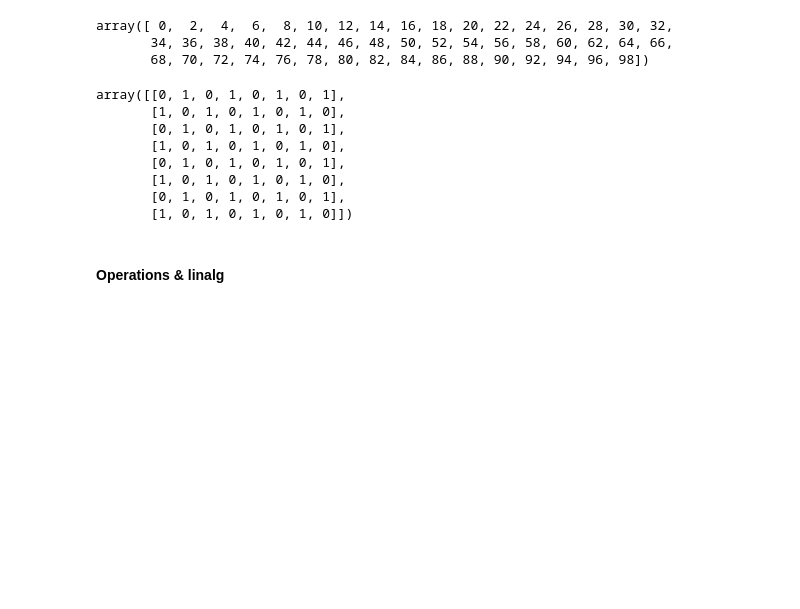
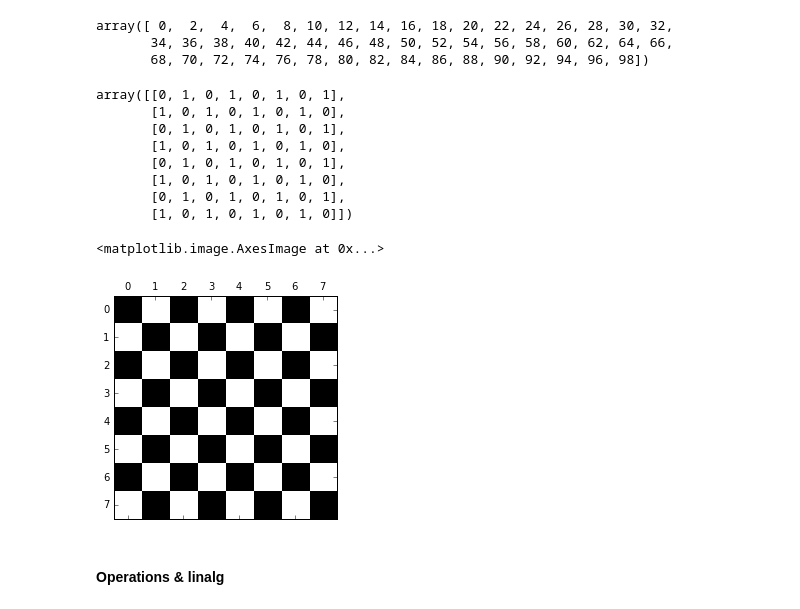
Before and after one commit to AeroPython/basic-python-packages-for-science, a Jupyter notebook: Basic Python Packages for Science.ipynb, the cells around one changed output. Cells and saved outputs as stored; diff of their text form; code cells hidden in the pictures; blank space fills up the shorter version.

```diff
--- a/Basic Python Packages for Science.ipynb
+++ b/Basic Python Packages for Science.ipynb
@@ -157,3 +161,8 @@ array([[0, 1, 0, 1, 0, 1, 0, 1],
+# %%
+plt.matshow(chess_board, cmap=plt.cm.gray)
+# %% [output]
+<matplotlib.image.AxesImage at 0x...>
+[figure, added]
 # %% [markdown]
 #### Operations & linalg
 # %%
```
Also changed, not shown: parts of 31 cells of this notebook, 2 other files.
